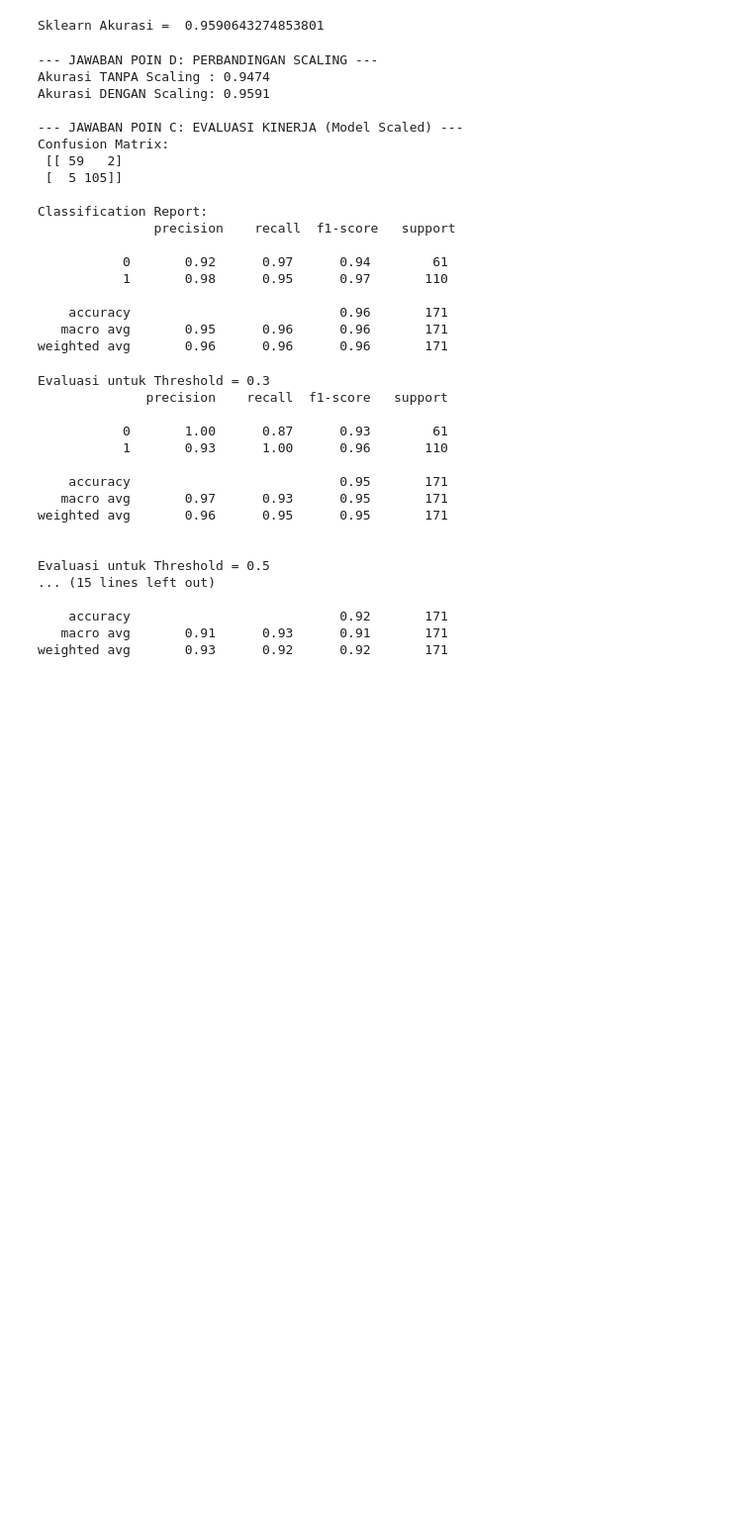
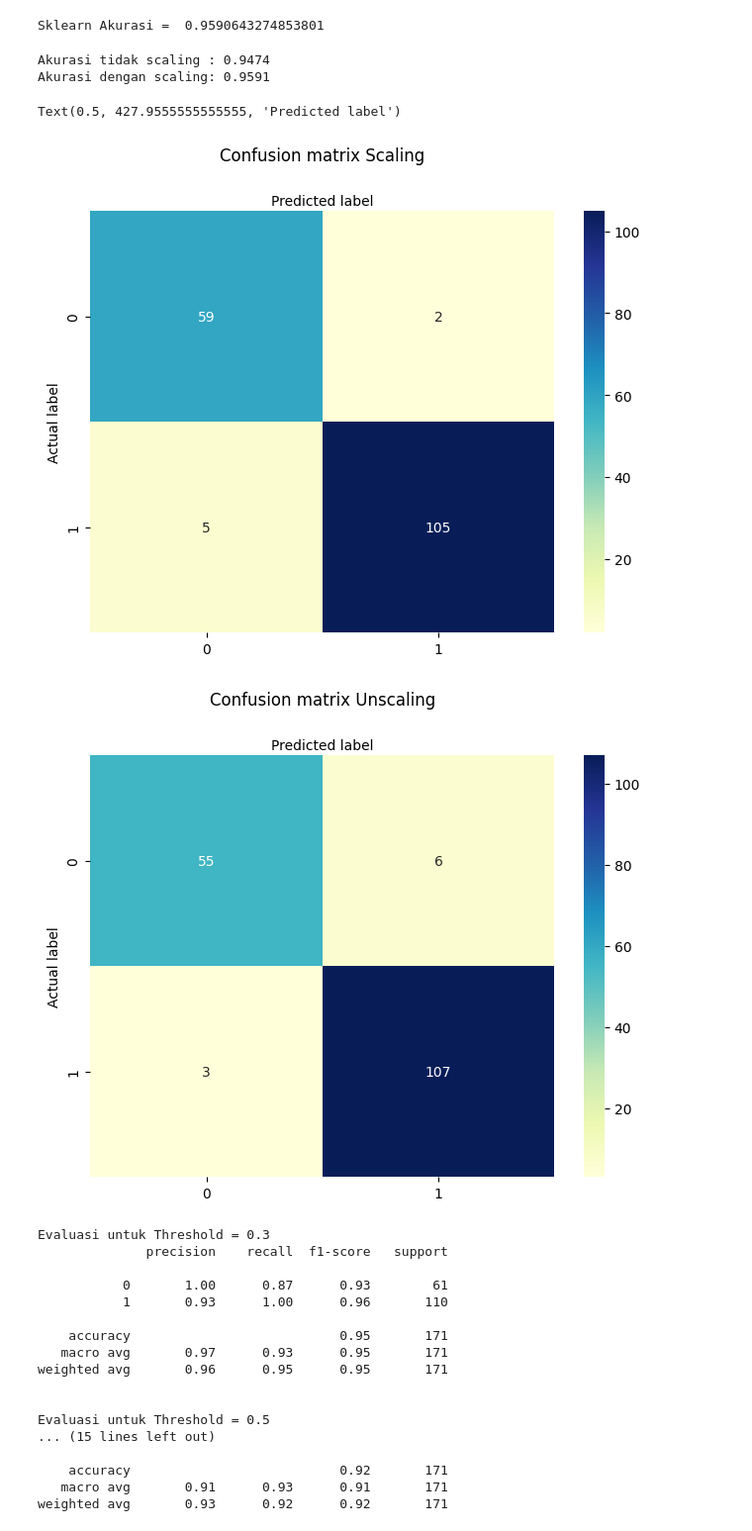
Before and after one commit to Bilra-Hkr/DerielChaerahman_2411533007_ML2526, a Jupyter notebook: Praktikum3/TugasLogisticRegression.ipynb, the cells around one changed output. Shown at 99% size. Saved outputs shown, nothing was run; the diff lists cells and outputs as text; code cells hidden in the pictures; blank space fills up the shorter version.

```diff
--- a/Praktikum3/TugasLogisticRegression.ipynb
+++ b/Praktikum3/TugasLogisticRegression.ipynb
@@ -53,33 +53,52 @@ acc_scaled = accuracy_score(y_test, y_pred_scaled)
 print('Sklearn Akurasi = ', acc_scaled)
 # %% [output]
 Sklearn Akurasi =  0.9590643274853801
-# %%
-print("--- JAWABAN POIN D: PERBANDINGAN SCALING ---")
-print(f"Akurasi TANPA Scaling : {acc_unscaled:.4f}")
-print(f"Akurasi DENGAN Scaling: {acc_scaled:.4f}\n")
-
-print("--- JAWABAN POIN C: EVALUASI KINERJA (Model Scaled) ---")
-print("Confusion Matrix:\n", confusion_matrix(y_test, y_pred_scaled))
-print("\nClassification Report:\n", classification_report(y_test, y_pred_scaled))
-# %% [output]
---- JAWABAN POIN D: PERBANDINGAN SCALING ---
-Akurasi TANPA Scaling : 0.9474
-Akurasi DENGAN Scaling: 0.9591
-
---- JAWABAN POIN C: EVALUASI KINERJA (Model Scaled) ---
-Confusion Matrix:
- [[ 59   2]
- [  5 105]]
-
-Classification Report:
-               precision    recall  f1-score   support
-
-           0       0.92      0.97      0.94        61
-           1       0.98      0.95      0.97       110
-
-    accuracy                           0.96       171
-   macro avg       0.95      0.96      0.96       171
-weighted avg       0.96      0.96      0.96       171
+# %%
+# Cetak Akurasi
+print(f"Akurasi tidak scaling : {acc_unscaled:.4f}")
+print(f"Akurasi dengan scaling: {acc_scaled:.4f}\n")
+# %% [output]
+Akurasi tidak scaling : 0.9474
+Akurasi dengan scaling: 0.9591
+# %%
+# cetak cunfusion matrix
+# scaling dataset
+cnf_matrix = confusion_matrix(y_test, y_pred_scaled)
+cnf_matrix
+
+class_names = [0,1]
+fig, ax = plt.subplots()
+tick_marks = np.arange(len(class_names))
+plt.xticks(tick_marks, class_names)
+plt.yticks(tick_marks, class_names)
+
+sns.heatmap(pd.DataFrame(cnf_matrix), annot=True, cmap="YlGnBu" ,fmt='g')
+ax.xaxis.set_label_position("top")
+plt.tight_layout()
+plt.title('Confusion matrix Scaling', y=1.1)
+plt.ylabel('Actual label')
+plt.xlabel('Predicted label')
+
+# unscaling dataset
+cnf_matrix = confusion_matrix(y_test, y_pred_unscaled)
+cnf_matrix
+
+class_names = [0,1]
+fig, ax = plt.subplots()
+tick_marks = np.arange(len(class_names))
+plt.xticks(tick_marks, class_names)
+plt.yticks(tick_marks, class_names)
+
+sns.heatmap(pd.DataFrame(cnf_matrix), annot=True, cmap="YlGnBu" ,fmt='g')
+ax.xaxis.set_label_position("top")
+plt.tight_layout()
+plt.title('Confusion matrix Unscaling', y=1.1)
+plt.ylabel('Actual label')
+plt.xlabel('Predicted label')
+# %% [output]
+Text(0.5, 427.9555555555555, 'Predicted label')
+[figure, added]
+[figure, added]
 # %%
 # Mengambil nilai probabilitas
 y_probs = logreg_scaled.predict_proba(X_test_scaled)[:, 1]
```
Also changed, not shown: parts of 1 cell of this notebook.
